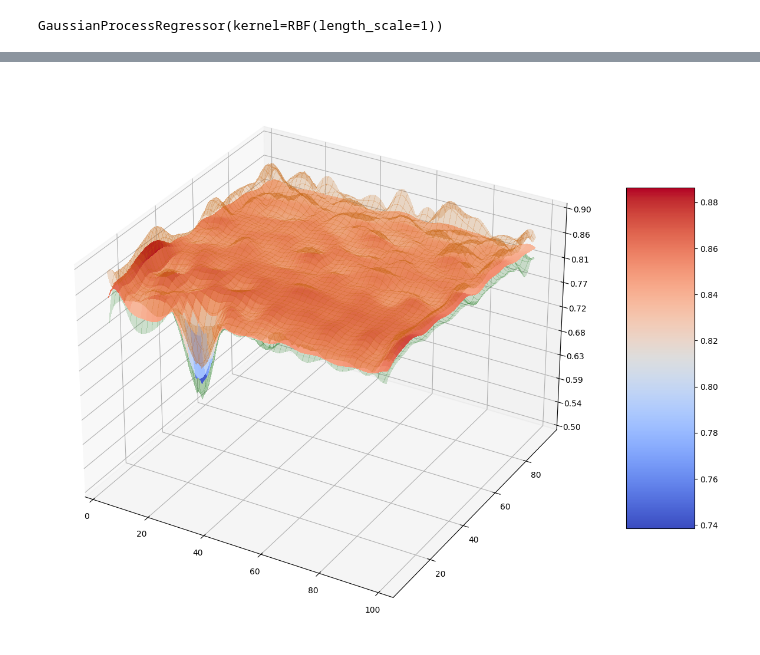
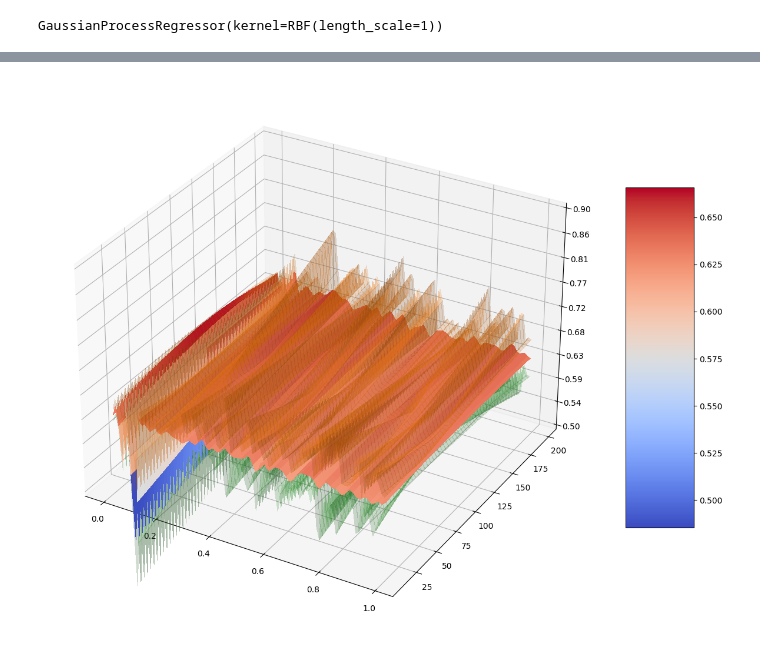
Before and after one commit to 0xideas/100gecs, a Jupyter notebook: demonstrating_parameter_optimisation.ipynb, the cells around one changed output, grey strips where cells are left out. Saved outputs shown, nothing was run; the diff lists cells and outputs as text; code cells hidden in the pictures.

```diff
--- a/demonstrating_parameter_optimisation.ipynb
+++ b/demonstrating_parameter_optimisation.ipynb
@@ -36,7 +29,15 @@ hyperparameters = [
     [("n_neighbors", np.arange(4, 100, 1)),
      ("leaf_size", np.arange(5, 100, 5))]
 ]
+
+hyperparameters = [
+    [("boosting", ["gbdt"])],
+    [
+        ("lambda_l1", list((np.logspace(0.00, 1, 50) -1)/9)),
+        ("num_leaves", [int(x) for x in np.arange(10, 200, 1)]),
+    ],
+]
 # %%
 kernel = RBF(1.0)
-(best_configurations, best_scores), gp_datas = optimise_hyperparameters(KNeighborsClassifier, hyperparameters, 100, X, y, 10, kernel=kernel)
+(best_configurations, best_scores), gp_datas = optimise_hyperparameters(LGBMClassifier, hyperparameters, 100, X, y, 10, kernel=kernel)
 # %% [output]
@@ -102,6 +198,6 @@ from sklearn.gaussian_process.kernels import RBF, ConstantKernel
 
 gaussian = GaussianProcessRegressor(kernel=kernel)
 #gaussian.fit(result['uniform'][0], result['uniform'][0].dot(np.array([1.0, 3.0]))/500)
-gaussian.fit(gp_datas['distance'][0], gp_datas['distance'][1])
+gaussian.fit(gp_datas['gbdt'][0], gp_datas['gbdt'][1])
 # %% [output]
 GaussianProcessRegressor(kernel=RBF(length_scale=1))
@@ -108,4 +224,4 @@ GaussianProcessRegressor(kernel=RBF(length_scale=1))
 # %%
-visualise_2D_gaussian_process(gaussian, np.arange(4, 100, 1), np.arange(5, 100, 5), np.arange(0.5, 1, 0.1))
+visualise_2D_gaussian_process(gaussian, (np.logspace(0.00, 1, 50) -1)/9, np.arange(10, 200, 1), np.arange(0.5, 1, 0.1))
 # %% [output]
-[figure, old version]
+[figure, new version]
```
Also changed, not shown: parts of 15 cells of this notebook, 1 other file.
